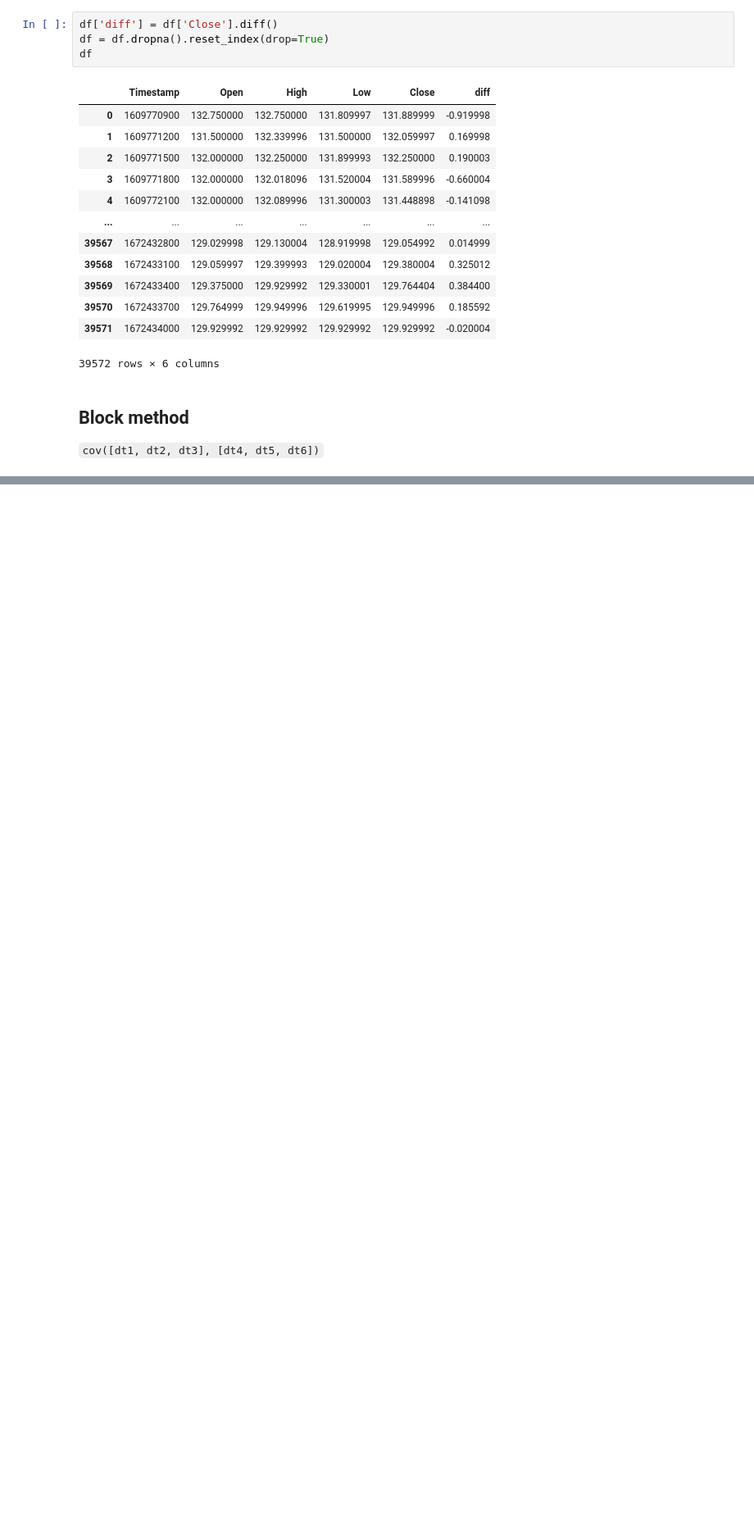
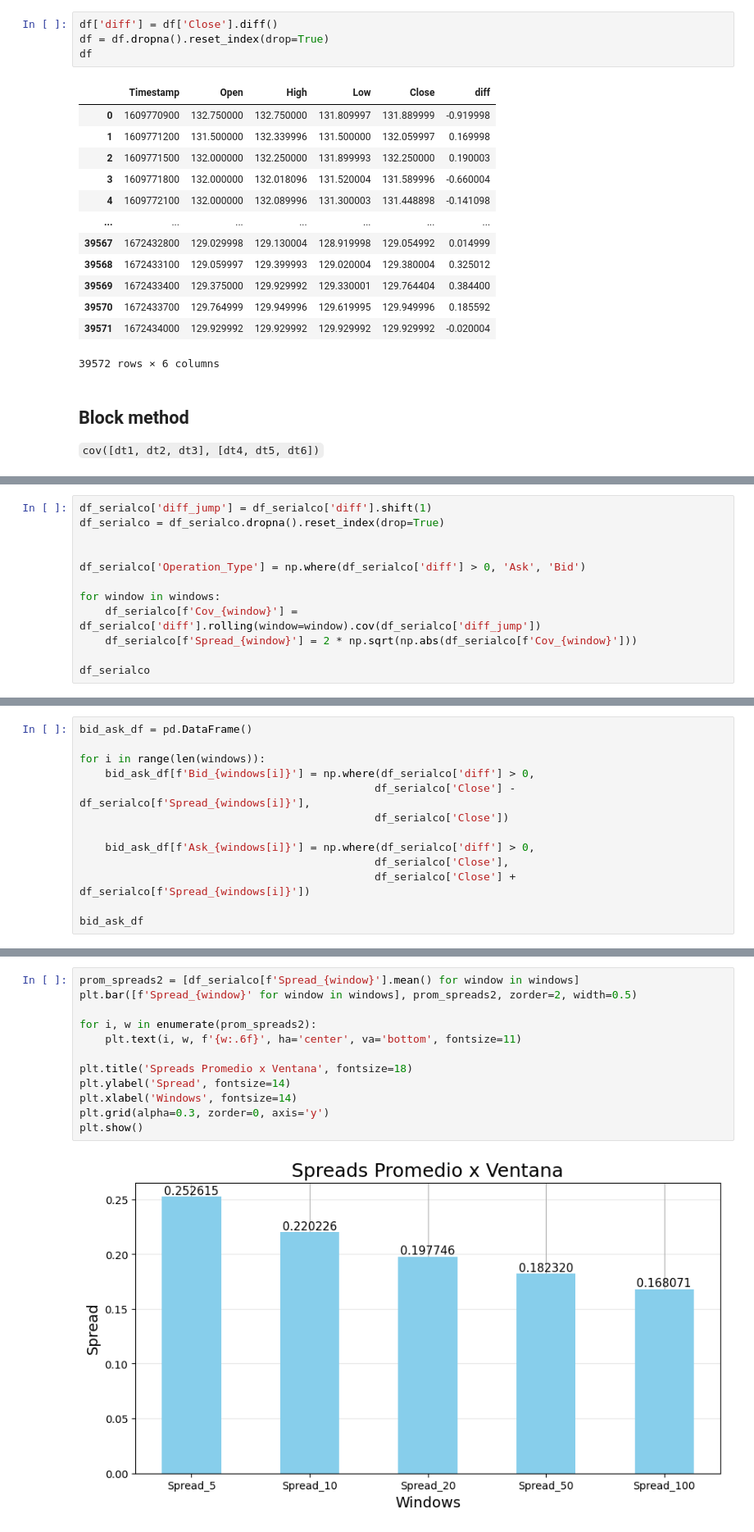
Before and after one commit to GoopyMarrow/M_S_Trading, a Jupyter notebook: MST_Effective_Spread.ipynb, the cells around one changed output, grey strips where cells are left out. Shown at 82% size. Cells and saved outputs as stored; diff of their text form; blank space fills up the shorter version.

```diff
--- a/MST_Effective_Spread.ipynb
+++ b/MST_Effective_Spread.ipynb
@@ -113,0 +198,12 @@ df = df.dropna().reset_index(drop=True)
+# %%
+df_serialco['diff_jump'] = df_serialco['diff'].shift(1)
+df_serialco = df_serialco.dropna().reset_index(drop=True)
+
+
+df_serialco['Operation_Type'] = np.where(df_serialco['diff'] > 0, 'Ask', 'Bid')
+
+for window in windows:
+    df_serialco[f'Cov_{window}'] = df_serialco['diff'].rolling(window=window).cov(df_serialco['diff_jump'])
+    df_serialco[f'Spread_{window}'] = 2 * np.sqrt(np.abs(df_serialco[f'Cov_{window}']))
+
+df_serialco
@@ -113,0 +224,13 @@ df = df.dropna().reset_index(drop=True)
+# %%
+bid_ask_df = pd.DataFrame()
+
+for i in range(len(windows)):
+    bid_ask_df[f'Bid_{windows[i]}'] = np.where(df_serialco['diff'] > 0,
+                                              df_serialco['Close'] - df_serialco[f'Spread_{windows[i]}'],
+                                              df_serialco['Close'])
+
+    bid_ask_df[f'Ask_{windows[i]}'] = np.where(df_serialco['diff'] > 0,
+                                              df_serialco['Close'],
+                                              df_serialco['Close'] + df_serialco[f'Spread_{windows[i]}'])
+
+bid_ask_df
@@ -113,0 +251,14 @@ df = df.dropna().reset_index(drop=True)
+# %%
+prom_spreads2 = [df_serialco[f'Spread_{window}'].mean() for window in windows]
+plt.bar([f'Spread_{window}' for window in windows], prom_spreads2, zorder=2, width=0.5)
+
+for i, w in enumerate(prom_spreads2):
+    plt.text(i, w, f'{w:.6f}', ha='center', va='bottom', fontsize=11)
+
+plt.title('Spreads Promedio x Ventana', fontsize=18)
+plt.ylabel('Spread', fontsize=14)
+plt.xlabel('Windows', fontsize=14)
+plt.grid(alpha=0.3, zorder=0, axis='y')
+plt.show()
+# %% [output]
+[figure, added]
```
Also changed, not shown: parts of 22 cells of this notebook.
